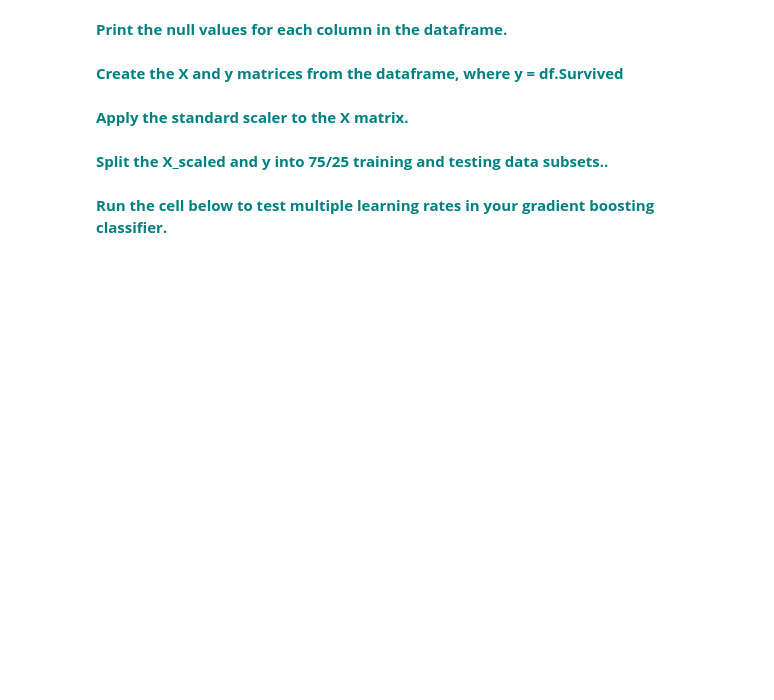
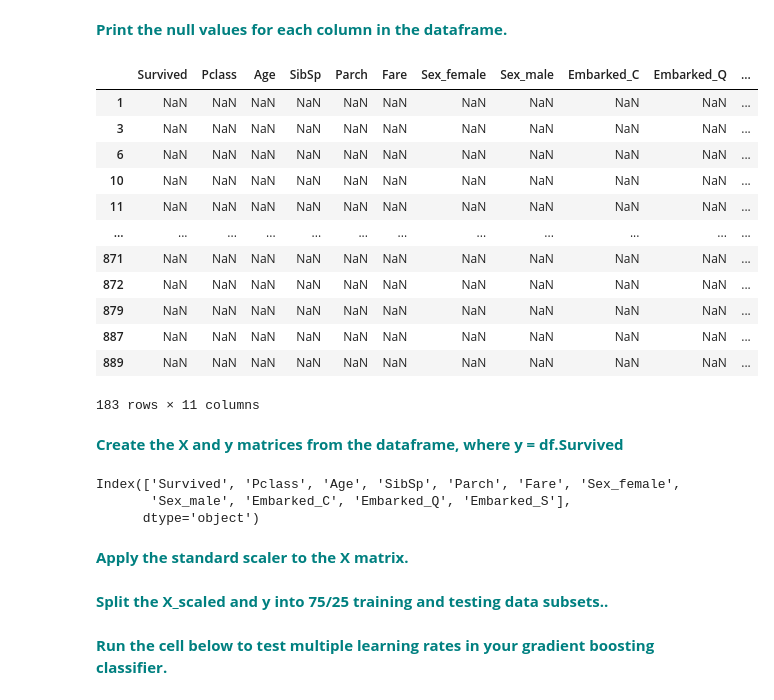
Before and after one commit to dlashuel/springboard, a Jupyter notebook: Gradient_Boosting_Case_Study_updated_10_01_2020/Gradient Boosting Case Study.ipynb, the cells around one changed output. Drawn from its saved outputs; the diff is of its cells as text; code cells hidden in the pictures; blank space fills up the shorter version.

```diff
--- a/Gradient_Boosting_Case_Study_updated_10_01_2020/Gradient Boosting Case Study.ipynb
+++ b/Gradient_Boosting_Case_Study_updated_10_01_2020/Gradient Boosting Case Study.ipynb
@@ -127,3 +128,6 @@ Now that you have solid understanding of Gradient Boosting in the regression sce
 **<font color='teal'>Use pandas read csv to load in the Titantic data set into a dataframe called df.</font>**
 
 Hint: in this case you can use [dropna()](https://pandas.pydata.org/pandas-docs/stable/reference/api/pandas.DataFrame.dropna.html) to just throw away any incomplete rows. For the purpose of this exercise we will disregard them but obviously in the real world you need to be much more careful and decide how to handle incomplete observations.
+# %%
+df = pd.read_csv('titanic.csv')
+df.head()
@@ -129,0 +163,2 @@ Hint: in this case you can use [dropna()](https://pandas.pydata.org/pandas-docs/
+# %%
+dfo = df.dropna()
@@ -138,4 +219,20 @@ df.head()
 # %% [markdown]
 **<font color='teal'>Print the null values for each column in the dataframe.</font>**
+# %%
+df[df.isnull()]
+# %% [output]
+|  | Survived | Pclass | Age | SibSp | Parch | Fare | Sex_female | Sex_male | Embarked_C | Embarked_Q | ... |
+| 1 | NaN | NaN | NaN | NaN | NaN | NaN | NaN | NaN | NaN | NaN | ... |
+| 3 | NaN | NaN | NaN | NaN | NaN | NaN | NaN | NaN | NaN | NaN | ... |
+| 6 | NaN | NaN | NaN | NaN | NaN | NaN | NaN | NaN | NaN | NaN | ... |
+| 10 | NaN | NaN | NaN | NaN | NaN | NaN | NaN | NaN | NaN | NaN | ... |
+| 11 | NaN | NaN | NaN | NaN | NaN | NaN | NaN | NaN | NaN | NaN | ... |
+| ... | ... | ... | ... | ... | ... | ... | ... | ... | ... | ... | ... |
+| 871 | NaN | NaN | NaN | NaN | NaN | NaN | NaN | NaN | NaN | NaN | ... |
+| 872 | NaN | NaN | NaN | NaN | NaN | NaN | NaN | NaN | NaN | NaN | ... |
+| 879 | NaN | NaN | NaN | NaN | NaN | NaN | NaN | NaN | NaN | NaN | ... |
+| 887 | NaN | NaN | NaN | NaN | NaN | NaN | NaN | NaN | NaN | NaN | ... |
+| 889 | NaN | NaN | NaN | NaN | NaN | NaN | NaN | NaN | NaN | NaN | ... |
+183 rows × 11 columns
 # %% [markdown]
 **<font color='teal'>Create the X and y matrices from the dataframe, where y = df.Survived </font>**
@@ -144,0 +239,6 @@ y =
+# %%
+df.columns
+# %% [output]
+Index(['Survived', 'Pclass', 'Age', 'SibSp', 'Parch', 'Fare', 'Sex_female',
+       'Sex_male', 'Embarked_C', 'Embarked_Q', 'Embarked_S'],
+      dtype='object')
```
Also changed, not shown: parts of 16 cells of this notebook, 14 other files.
